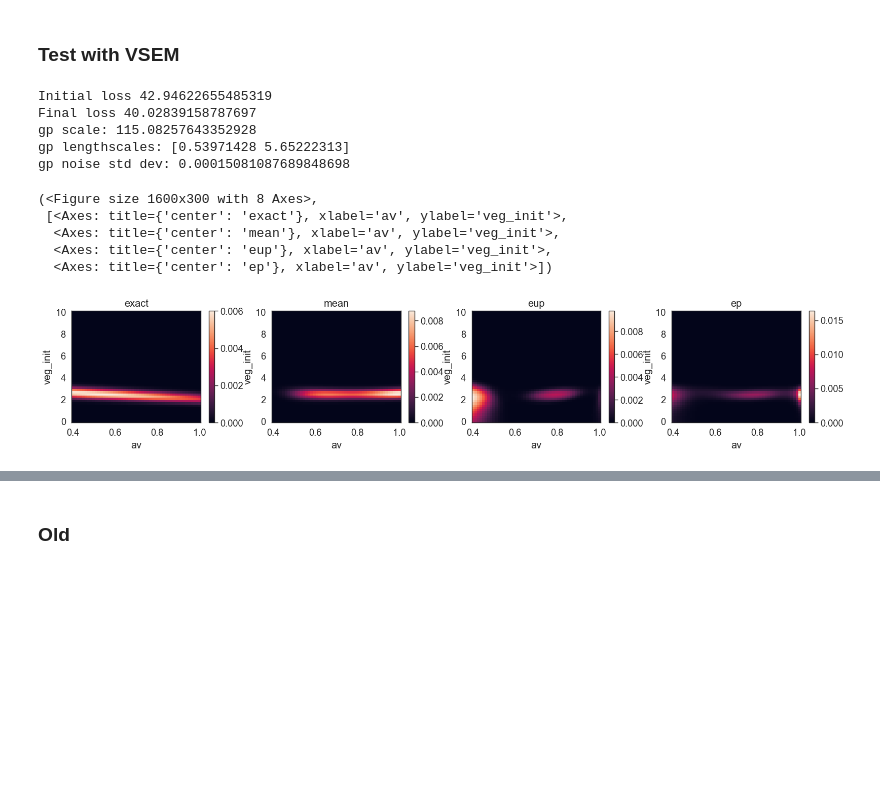
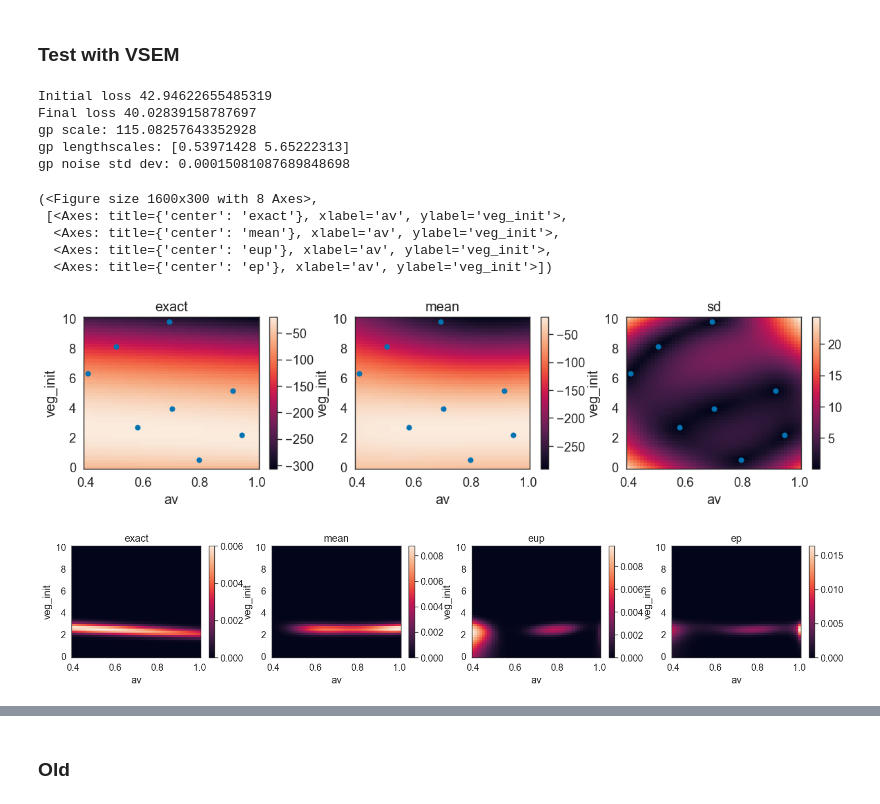
Before and after one commit to arob5/Bayesian-inference-with-surrogates, a Jupyter notebook: experiments/test.ipynb, the cells around one changed output, grey strips where cells are left out. Drawn from its saved outputs; the diff is of its cells as text; code cells hidden in the pictures; blank space fills up the shorter version.

```diff
--- a/experiments/test.ipynb
+++ b/experiments/test.ipynb
@@ -191,3 +267,16 @@ out = mcmc_loop(key=key_sample,
+# %%
+def _summarize_rep_gp(rep):
+    exact = rep.density_comparison.log_dens_grid['exact']
+    pred_mean = rep.surrogate_pred.mean
+    pred_sd = jnp.sqrt(rep.surrogate_pred.variance)
+    design_x = rep.design.X
+    grid = rep.grid
+
+    fig, ax = grid.plot(z=[exact, pred_mean, pred_sd],
+                        titles=['exact', 'mean', 'sd'],
+                        points=design_x,  max_cols=3)
+
+    return (fig, ax)
 # %%
 from uncprop.core.surrogate import Surrogate, SurrogateDistribution
 from uncprop.core.samplers import init_cut_kernel, mcmc_loop
@@ -198,31 +287,35 @@ from uncprop.core.samplers import get_trace_plots
 
 from uncprop.utils.distribution import _sample_gaussian_tril
 from uncprop.core.samplers import (
     init_rkpcn_kernel,
+    _f_update_eup_cpm,
+    _f_update_pcn_proposal,
     _pcn_proposal,
     _mh_accept_reject,
     _logZ_approx,
 )
 
 key = jr.key(23434)
 key, key_rep = jr.split(key)
 
 rep = VSEMReplicate(key=key,
                     n_design=8,
                     noise_sd=1.0,
                     jitter=1e-6)
 
 rep(surrogate_tag='clip_gp')
+_summarize_rep_gp(rep)
 rep.density_comparison.plot(normalized=True, log_scale=False, max_cols=4)
 # %% [output]
 Initial loss 42.94622655485319
 Final loss 40.02839158787697
 gp scale: 115.08257643352928
 gp lengthscales: [0.53971428 5.65222313]
 gp noise std dev: 0.00015081087689848698
 (<Figure size 1600x300 with 8 Axes>,
  [<Axes: title={'center': 'exact'}, xlabel='av', ylabel='veg_init'>,
   <Axes: title={'center': 'mean'}, xlabel='av', ylabel='veg_init'>,
   <Axes: title={'center': 'eup'}, xlabel='av', ylabel='veg_init'>,
   <Axes: title={'center': 'ep'}, xlabel='av', ylabel='veg_init'>])
-[figure, old version]
+[figure, new version]
+[figure, added]
```
Also changed, not shown: parts of 14 cells of this notebook, 1 other file.
